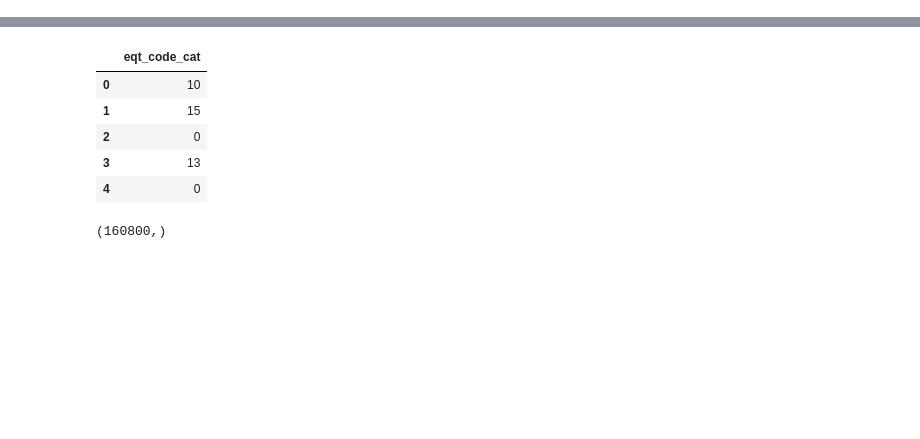
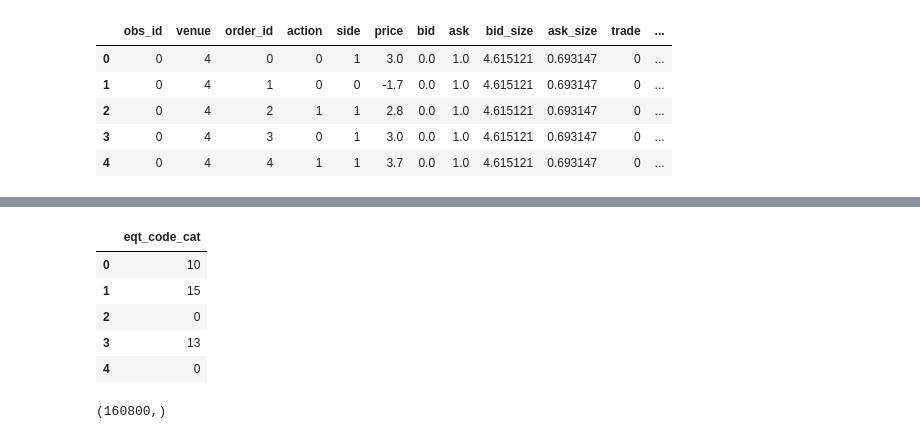
Before and after one commit to ElouanBahri/Predicting_crypto_prices, a Jupyter notebook: src/notebooks/first_model.ipynb, the cells around one changed output, grey strips where cells are left out. Drawn from its saved outputs; the diff is of its cells as text; code cells hidden in the pictures; blank space fills up the shorter version.

```diff
--- a/src/notebooks/first_model.ipynb
+++ b/src/notebooks/first_model.ipynb
@@ -10,6 +10,15 @@ from modules.utils import change_X_data_1, change_y_data, change_X_data_2, creat
 # %%
 X = pd.read_csv("/Users/elouan/Data/Data_ENSxCFM/X_train.csv")
 y = pd.read_csv("/Users/elouan/Data/Data_ENSxCFM/y_train.csv")
+# %%
+X.head()
+# %% [output]
+|  | obs_id | venue | order_id | action | side | price | bid | ask | bid_size | ask_size | trade | ... |
+| 0 | 0 | 4 | 0 | 0 | 1 | 3.0 | 0.0 | 1.0 | 4.615121 | 0.693147 | 0 | ... |
+| 1 | 0 | 4 | 1 | 0 | 0 | -1.7 | 0.0 | 1.0 | 4.615121 | 0.693147 | 0 | ... |
+| 2 | 0 | 4 | 2 | 1 | 1 | 2.8 | 0.0 | 1.0 | 4.615121 | 0.693147 | 0 | ... |
+| 3 | 0 | 4 | 3 | 0 | 1 | 3.0 | 0.0 | 1.0 | 4.615121 | 0.693147 | 0 | ... |
+| 4 | 0 | 4 | 4 | 1 | 1 | 3.7 | 0.0 | 1.0 | 4.615121 | 0.693147 | 0 | ... |
 # %%
 X2 = change_X_data_2(X)
 # %%
```
Also changed, not shown: parts of 2 cells of this notebook, 8 other files.
